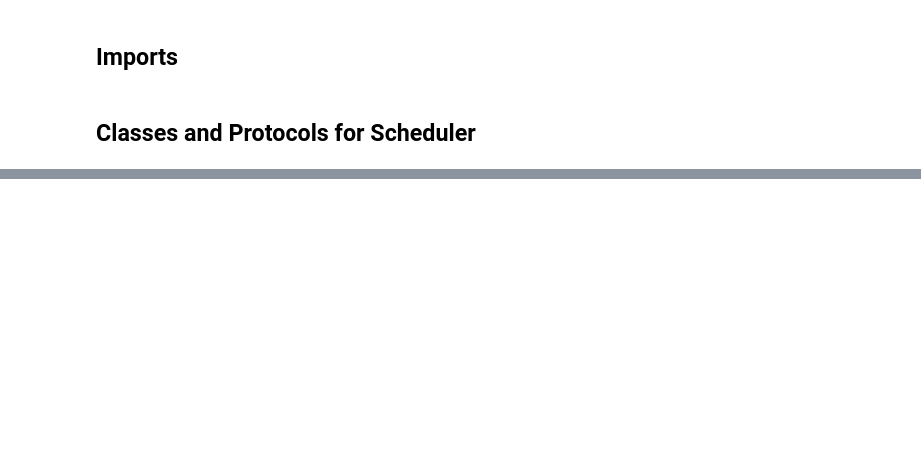
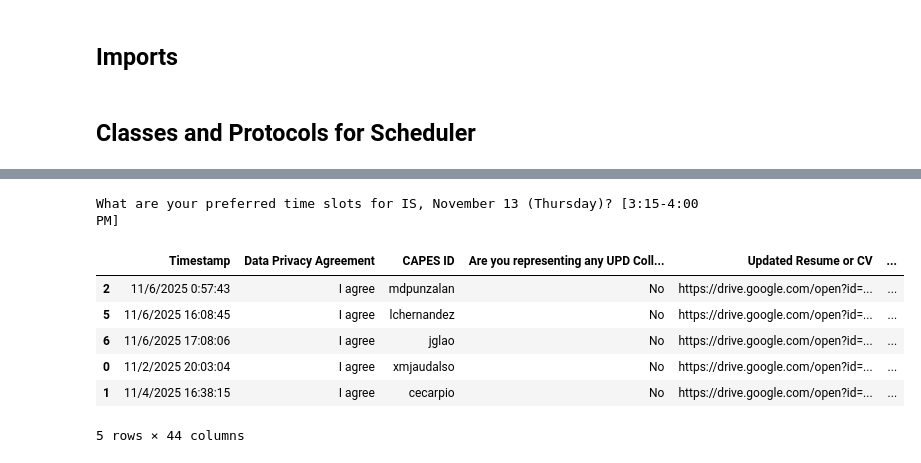
Before and after one commit to DenzDy/capes-interview-scheduler, a Jupyter notebook: scheduler.ipynb, the cells around one changed output, grey strips where cells are left out. Saved outputs shown, nothing was run; the diff lists cells and outputs as text; code cells hidden in the pictures; blank space fills up the shorter version.

```diff
--- a/scheduler.ipynb
+++ b/scheduler.ipynb
@@ -161,0 +164,11 @@ class Interviewer:
+# %%
+# RC/IS date column name
+date_column_filter = 'What is your most preferred date?'
+# %%
+# Get columns to clean
+int_cols = interviewee_df.select_dtypes(include='float').columns
+rcis_date_cols = interviewee_df.columns[interviewee_df.columns.str.contains(date_column_filter)]
+
+# Remove NaN values
+interviewee_df[int_cols] = interviewee_df[int_cols].fillna(12).astype('int')
+interviewee_df[rcis_date_cols] = interviewee_df[rcis_date_cols].fillna('None')
@@ -161,0 +183,16 @@ class Interviewer:
+# %%
+rc_date_filter = ['RC, November 13', 'RC, November 14']
+is_date_filter = ['IS, November 13', 'IS, November 14']
+
+columns = interviewee_df.columns[interviewee_df.columns.str.contains(is_date_filter[0])]
+
+interviewee_df = interviewee_df.sort_values(by=[columns[-2],'Timestamp'], ascending=[True, True])
+# %% [output]
+What are your preferred time slots for IS, November 13 (Thursday)? [3:15-4:00 PM]
+|  | Timestamp | Data Privacy Agreement | CAPES ID | Are you representing any UPD Coll... | Updated Resume or CV | ... |
+| 2 | 11/6/2025 0:57:43 | I agree | mdpunzalan | No | https://drive.google.com/open?id=... | ... |
+| 5 | 11/6/2025 16:08:45 | I agree | lchernandez | No | https://drive.google.com/open?id=... | ... |
+| 6 | 11/6/2025 17:08:06 | I agree | jglao | No | https://drive.google.com/open?id=... | ... |
+| 0 | 11/2/2025 20:03:04 | I agree | xmjaudalso | No | https://drive.google.com/open?id=... | ... |
+| 1 | 11/4/2025 16:38:15 | I agree | cecarpio | No | https://drive.google.com/open?id=... | ... |
+5 rows × 44 columns
```
Also changed, not shown: parts of 9 cells of this notebook, 4 other files.
